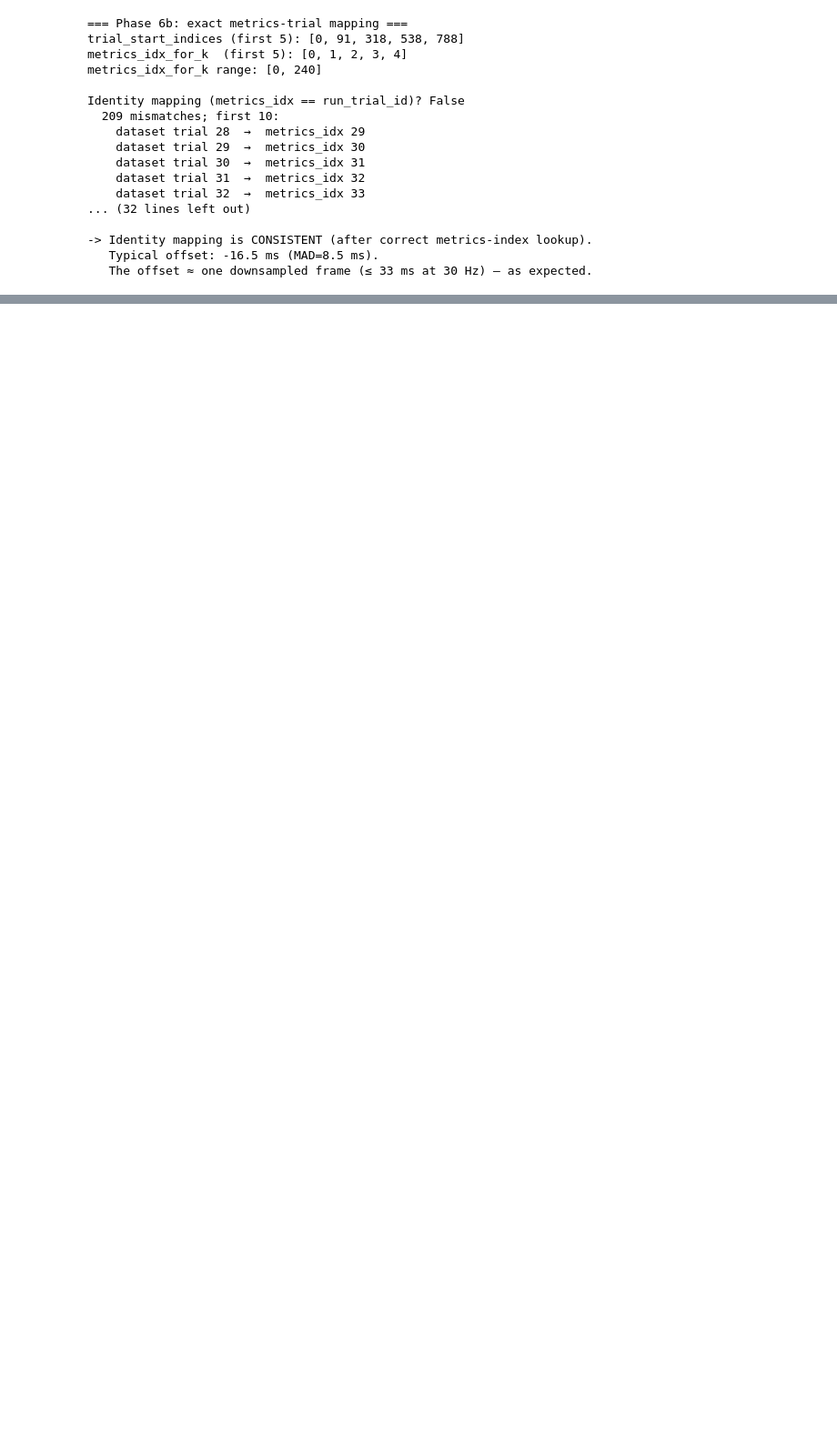
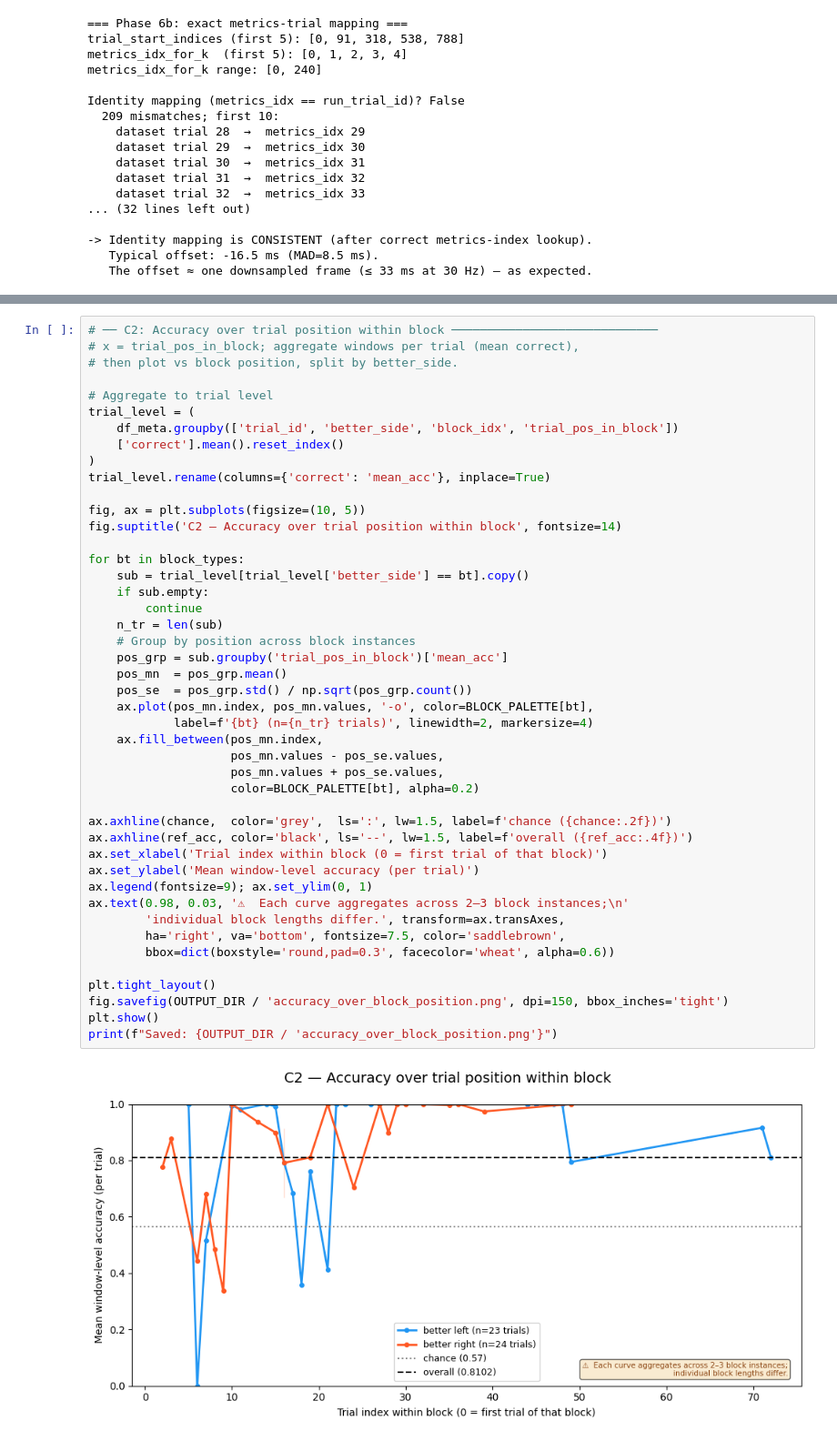
Before and after one commit to neuroinformatics-uni-vienna/NC-MCM, a Jupyter notebook: demos/time_resolved_predictability.ipynb, the cells around one changed output, grey strips where cells are left out. Shown at 91% size. Saved outputs shown, nothing was run; the diff lists cells and outputs as text; blank space fills up the shorter version.

```diff
--- a/demos/time_resolved_predictability.ipynb
+++ b/demos/time_resolved_predictability.ipynb
@@ -721,0 +1056,47 @@ Identity mapping (metrics_idx == run_trial_id)? False
+# %%
+# ── C2: Accuracy over trial position within block ─────────────────────────────
+# x = trial_pos_in_block; aggregate windows per trial (mean correct),
+# then plot vs block position, split by better_side.
+
+# Aggregate to trial level
+trial_level = (
+    df_meta.groupby(['trial_id', 'better_side', 'block_idx', 'trial_pos_in_block'])
+    ['correct'].mean().reset_index()
+)
+trial_level.rename(columns={'correct': 'mean_acc'}, inplace=True)
+
+fig, ax = plt.subplots(figsize=(10, 5))
+fig.suptitle('C2 — Accuracy over trial position within block', fontsize=14)
+
+for bt in block_types:
+    sub = trial_level[trial_level['better_side'] == bt].copy()
+    if sub.empty:
+        continue
+    n_tr = len(sub)
+    # Group by position across block instances
+    pos_grp = sub.groupby('trial_pos_in_block')['mean_acc']
+    pos_mn  = pos_grp.mean()
+    pos_se  = pos_grp.std() / np.sqrt(pos_grp.count())
+    ax.plot(pos_mn.index, pos_mn.values, '-o', color=BLOCK_PALETTE[bt],
+            label=f'{bt} (n={n_tr} trials)', linewidth=2, markersize=4)
+    ax.fill_between(pos_mn.index,
+                    pos_mn.values - pos_se.values,
+                    pos_mn.values + pos_se.values,
+                    color=BLOCK_PALETTE[bt], alpha=0.2)
+
+ax.axhline(chance,  color='grey',  ls=':', lw=1.5, label=f'chance ({chance:.2f})')
+ax.axhline(ref_acc, color='black', ls='--', lw=1.5, label=f'overall ({ref_acc:.4f})')
+ax.set_xlabel('Trial index within block (0 = first trial of that block)')
+ax.set_ylabel('Mean window-level accuracy (per trial)')
+ax.legend(fontsize=9); ax.set_ylim(0, 1)
+ax.text(0.98, 0.03, '⚠  Each curve aggregates across 2–3 block instances;\n'
+        'individual block lengths differ.', transform=ax.transAxes,
+        ha='right', va='bottom', fontsize=7.5, color='saddlebrown',
+        bbox=dict(boxstyle='round,pad=0.3', facecolor='wheat', alpha=0.6))
+
+plt.tight_layout()
+fig.savefig(OUTPUT_DIR / 'accuracy_over_block_position.png', dpi=150, bbox_inches='tight')
+plt.show()
+print(f"Saved: {OUTPUT_DIR / 'accuracy_over_block_position.png'}")
+# %% [output]
+[figure, added]
```
Also changed, not shown: parts of 19 cells of this notebook.
